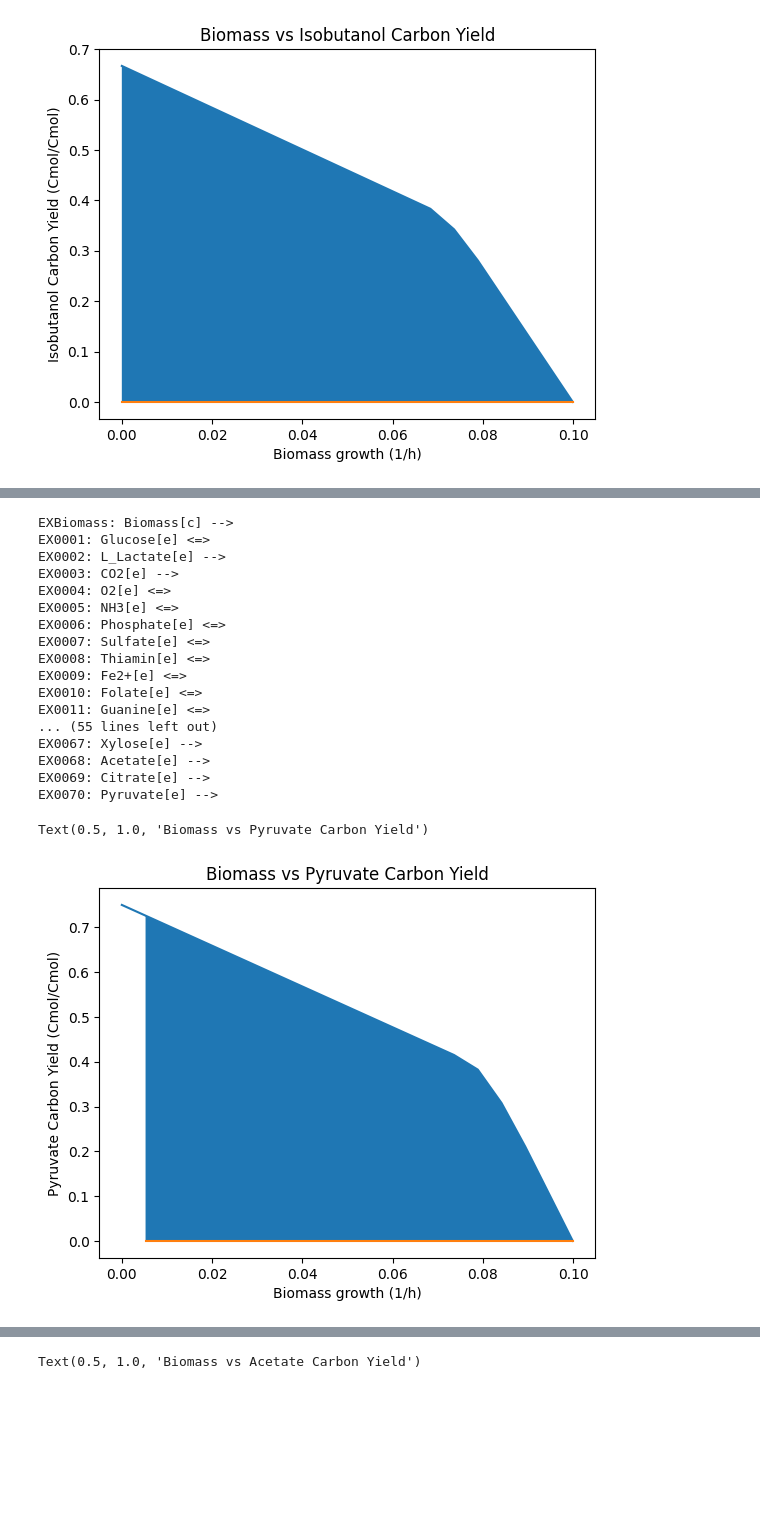
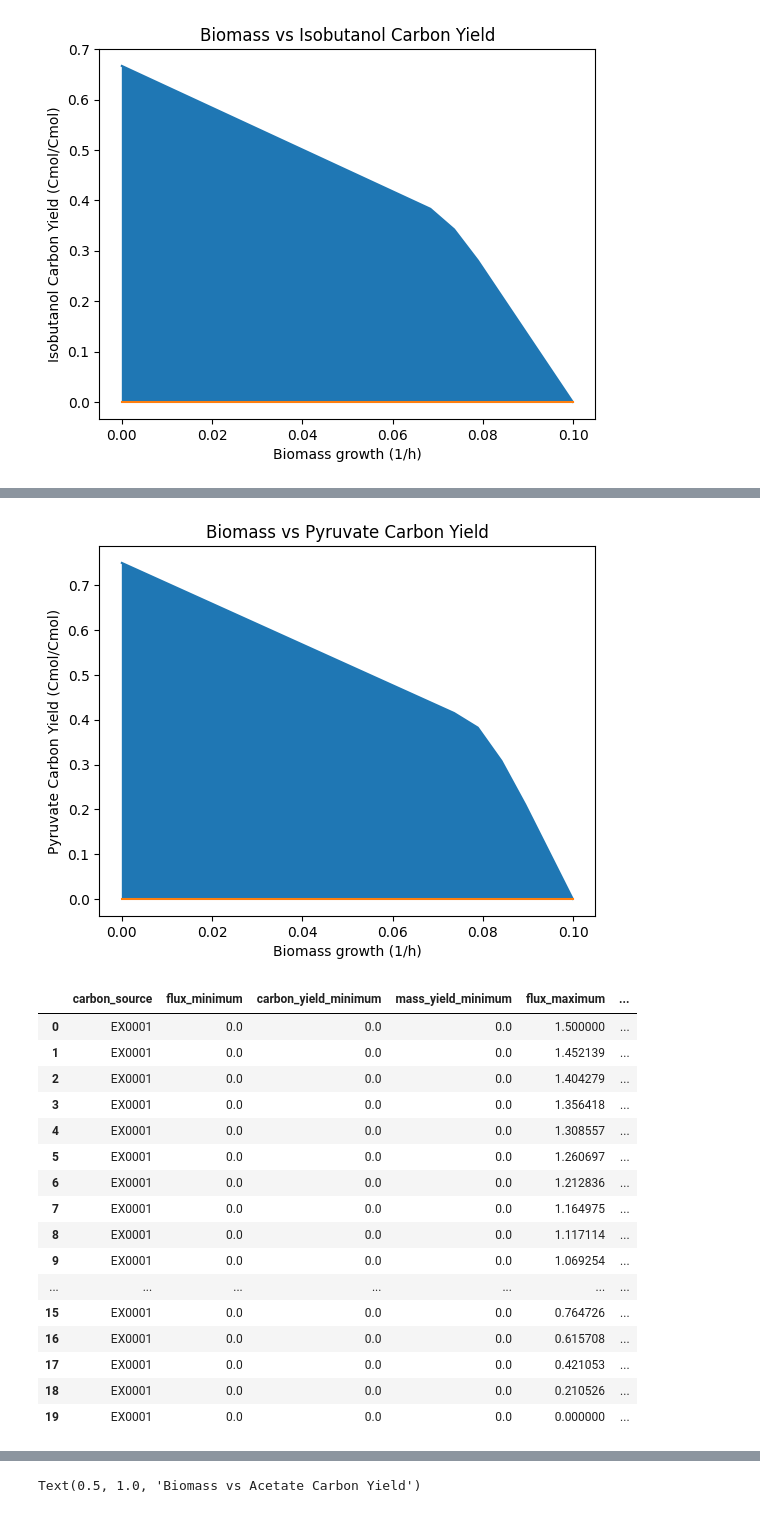
Before and after one commit to matthewkchung/iBag, a Jupyter notebook: test.ipynb, the cells around one changed output, grey strips where cells are left out. Saved outputs shown, nothing was run; the diff lists cells and outputs as text; code cells hidden in the pictures; blank space fills up the shorter version.

```diff
--- a/test.ipynb
+++ b/test.ipynb
@@ -682,41 +681,42 @@ KeyError: '14btd_c'
-# %%
-for rxn in model.exchanges:
-    print(rxn)
-# %% [output]
-EXBiomass: Biomass[c] -->
-EX0001: Glucose[e] <=>
-EX0002: L_Lactate[e] -->
-EX0003: CO2[e] -->
-EX0004: O2[e] <=>
-EX0005: NH3[e] <=>
-EX0006: Phosphate[e] <=>
-EX0007: Sulfate[e] <=>
-EX0008: Thiamin[e] <=>
-EX0009: Fe2+[e] <=>
-EX0010: Folate[e] <=>
-EX0011: Guanine[e] <=>
-... (55 lines left out)
-EX0067: Xylose[e] -->
-EX0068: Acetate[e] -->
-EX0069: Citrate[e] -->
-EX0070: Pyruvate[e] -->
 # %%
 # pyr,Pyruvate,[],pyr,organic acid,pyr,"('PMC', 'PMC5055523')",,C3H3O3,,,,,,,
 
 # ex_pyr = Reaction('EX_pyr', lower_bound=0.0, upper_bound=1000.0)
 # ex_pyr.add_metabolites({model.metabolites.get_by_id('Pyruvate[c]'): -1.0})
 # model.add_reactions([ex_pyr])
 # heterologous_rxns.add('EX_pyr')
 
 prod_env = carbon_yield_calcs(model, set(), model.reactions.get_by_id('EX0070'), heterologous_rxns)
+prod_env = prod_env.fillna(0)
 
 plt.fill_between(prod_env['EXBiomass'], prod_env['carbon_yield_minimum'], prod_env['carbon_yield_maximum'])
 plt.plot(prod_env['EXBiomass'], prod_env['carbon_yield_maximum'])
 plt.plot(prod_env['EXBiomass'], prod_env['carbon_yield_minimum'])
 
 plt.xlabel("Biomass growth (1/h)")
 plt.ylabel("Pyruvate Carbon Yield (Cmol/Cmol)")
 plt.title("Biomass vs Pyruvate Carbon Yield")
+
+# prod_env.fillna(0)
+plt.show()
+
+prod_env
 # %% [output]
-Text(0.5, 1.0, 'Biomass vs Pyruvate Carbon Yield')
-[figure, old version]
+[figure, new version]
+|  | carbon_source | flux_minimum | carbon_yield_minimum | mass_yield_minimum | flux_maximum | ... |
+| 0 | EX0001 | 0.0 | 0.0 | 0.0 | 1.500000 | ... |
+| 1 | EX0001 | 0.0 | 0.0 | 0.0 | 1.452139 | ... |
+| 2 | EX0001 | 0.0 | 0.0 | 0.0 | 1.404279 | ... |
+| 3 | EX0001 | 0.0 | 0.0 | 0.0 | 1.356418 | ... |
+| 4 | EX0001 | 0.0 | 0.0 | 0.0 | 1.308557 | ... |
+| 5 | EX0001 | 0.0 | 0.0 | 0.0 | 1.260697 | ... |
+| 6 | EX0001 | 0.0 | 0.0 | 0.0 | 1.212836 | ... |
+| 7 | EX0001 | 0.0 | 0.0 | 0.0 | 1.164975 | ... |
+| 8 | EX0001 | 0.0 | 0.0 | 0.0 | 1.117114 | ... |
+| 9 | EX0001 | 0.0 | 0.0 | 0.0 | 1.069254 | ... |
+| ... | ... | ... | ... | ... | ... | ... |
+| 15 | EX0001 | 0.0 | 0.0 | 0.0 | 0.764726 | ... |
+| 16 | EX0001 | 0.0 | 0.0 | 0.0 | 0.615708 | ... |
+| 17 | EX0001 | 0.0 | 0.0 | 0.0 | 0.421053 | ... |
+| 18 | EX0001 | 0.0 | 0.0 | 0.0 | 0.210526 | ... |
+| 19 | EX0001 | 0.0 | 0.0 | 0.0 | 0.000000 | ... |
```
Also changed, not shown: parts of 6 cells of this notebook, 1 other file.
